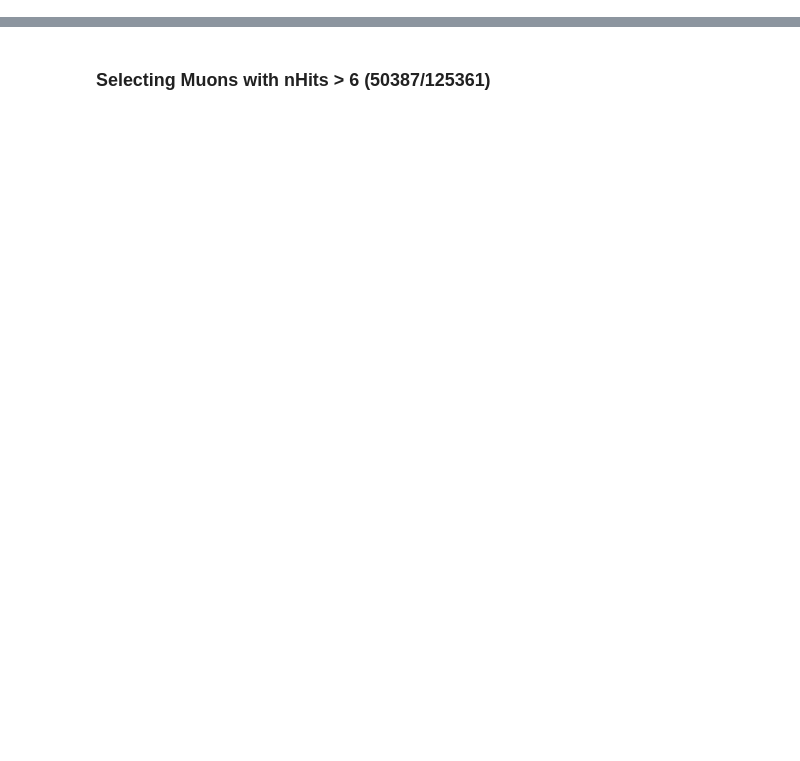
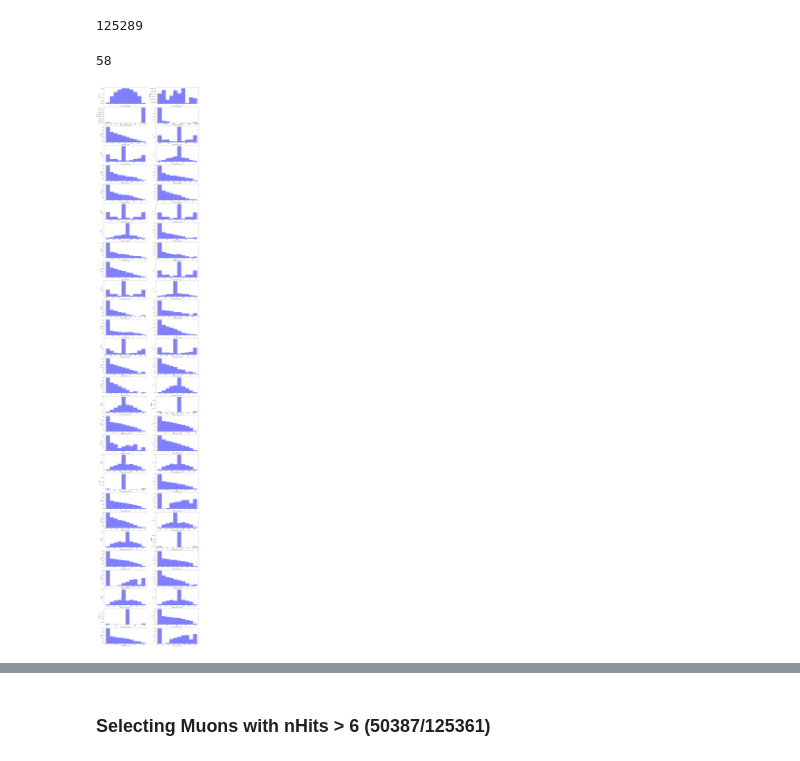
Before and after one commit to fmanteca/HighPt_DNN, a Jupyter notebook: training/Training.ipynb, the cells around one changed output, grey strips where cells are left out. Drawn from its saved outputs; the diff is of its cells as text; code cells hidden in the pictures; blank space fills up the shorter version.

```diff
--- a/training/Training.ipynb
+++ b/training/Training.ipynb
@@ -11,4 +14,8 @@ from keras import optimizers
 # %%
 data = pd.read_csv('TrainFile.csv')
+# %%
+len(data)
+# %% [output]
+125289
 # %%
 # convert pd to np array
@@ -16,5 +23,43 @@ variablesTrain = ["Muon_InnerTrack_eta", "Muon_InnerTrack_phi", "Muon_InnerTrack
 genpT = ["Muon_Genpt"]
 train, test = train_test_split(data, test_size=0.2)
+# %%
+len(variablesTrain)
+# %% [output]
+58
+# %%
+import matplotlib.pyplot as plt
+
+nrows = 29
+ncols = 2
+counter = 0
+
+fig, axes = plt.subplots(nrows=nrows, ncols=ncols, figsize=(20, 120))
+
+for i in range(nrows):
+    for j in range(ncols):
+
+        ax = axes[i][j]
+
+        # Plot when we have data
+        if counter < len(data.columns):
+
+            ax.hist(data[data[variablesTrain].columns[counter]], bins=10, color='blue', alpha=0.5, label='{}'.format(data[variablesTrain].columns[counter]))
+            ax.set_xlabel(variablesTrain[counter])
+            ax.set_ylabel('nMuons')
+            ax.set_yscale('log')
+#            ax.set_ylim([0, 5])
+            #leg = ax.legend(loc='upper left')
+            #leg.draw_frame(False)
+
+        # Remove axis when we no longer have data
+        else:
+            ax.set_axis_off()
+
+        counter += 1
+
+plt.show()
+# %% [output]
+[figure, added]
 # %%
 K.clear_session()
 
```
Also changed, not shown: parts of 15 cells of this notebook.
